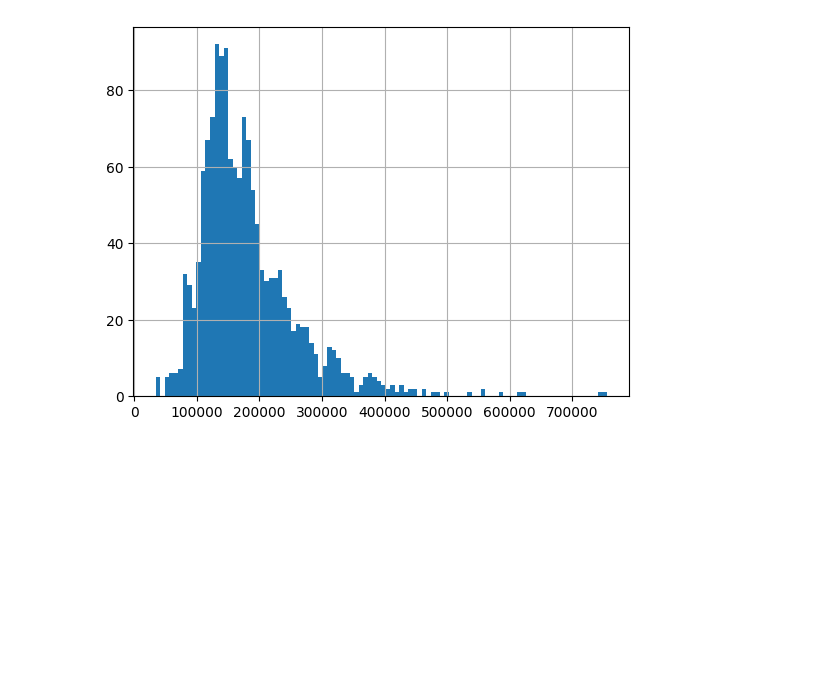
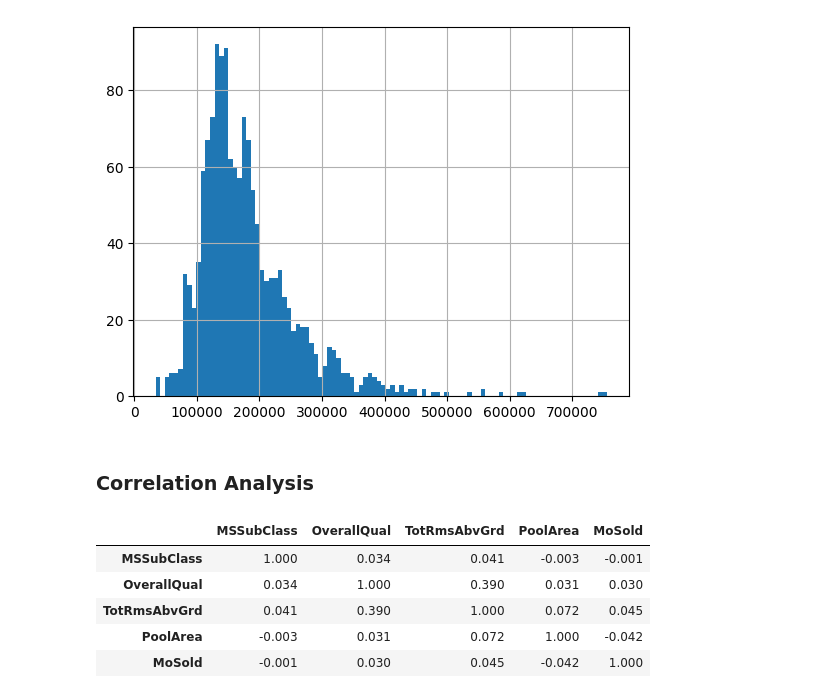
Before and after one commit to Uuranyum/Data_Science_Projects, a Jupyter notebook: house-price-prediction.ipynb, the cells around one changed output. Cells and saved outputs as stored; diff of their text form; code cells hidden in the pictures; blank space fills up the shorter version.

```diff
--- a/house-price-prediction.ipynb
+++ b/house-price-prediction.ipynb
@@ -367,3 +367,15 @@ df['SalePrice'].hist(bins=100)
 plt.show()
 # %% [output]
 [figure]
+# %% [markdown]
+### Correlation Analysis
+# %%
+corr = df[num_cols].corr()
+corr
+# %% [output]
+|  | MSSubClass | OverallQual | TotRmsAbvGrd | PoolArea | MoSold |
+| MSSubClass | 1.000 | 0.034 | 0.041 | -0.003 | -0.001 |
+| OverallQual | 0.034 | 1.000 | 0.390 | 0.031 | 0.030 |
+| TotRmsAbvGrd | 0.041 | 0.390 | 1.000 | 0.072 | 0.045 |
+| PoolArea | -0.003 | 0.031 | 0.072 | 1.000 | -0.042 |
+| MoSold | -0.001 | 0.030 | 0.045 | -0.042 | 1.000 |
```
Also changed, not shown: parts of 16 cells of this notebook.
